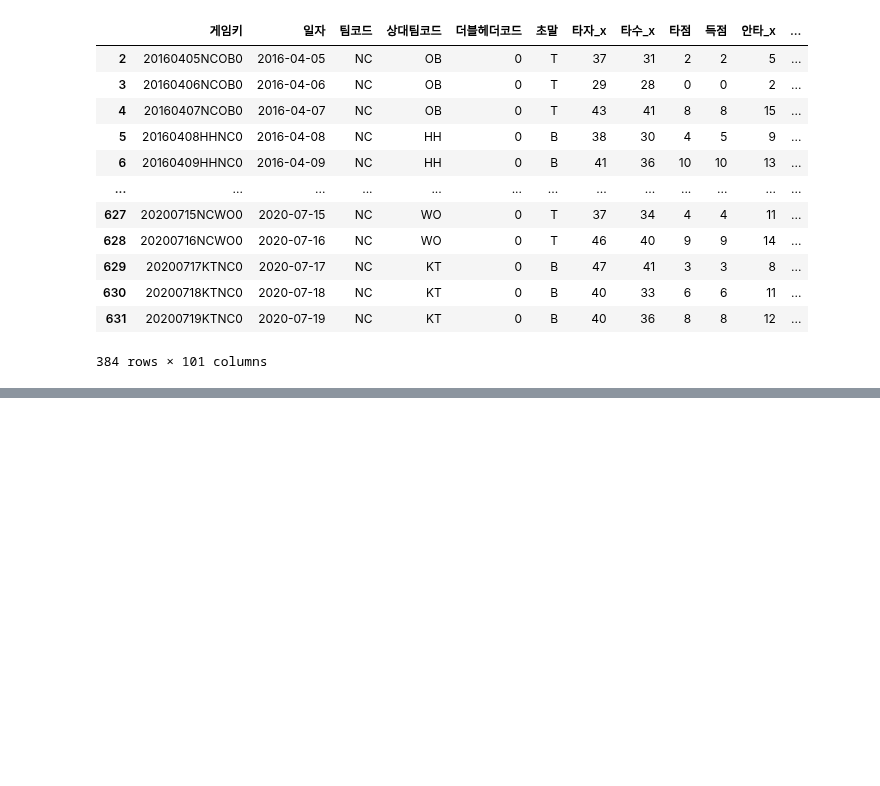
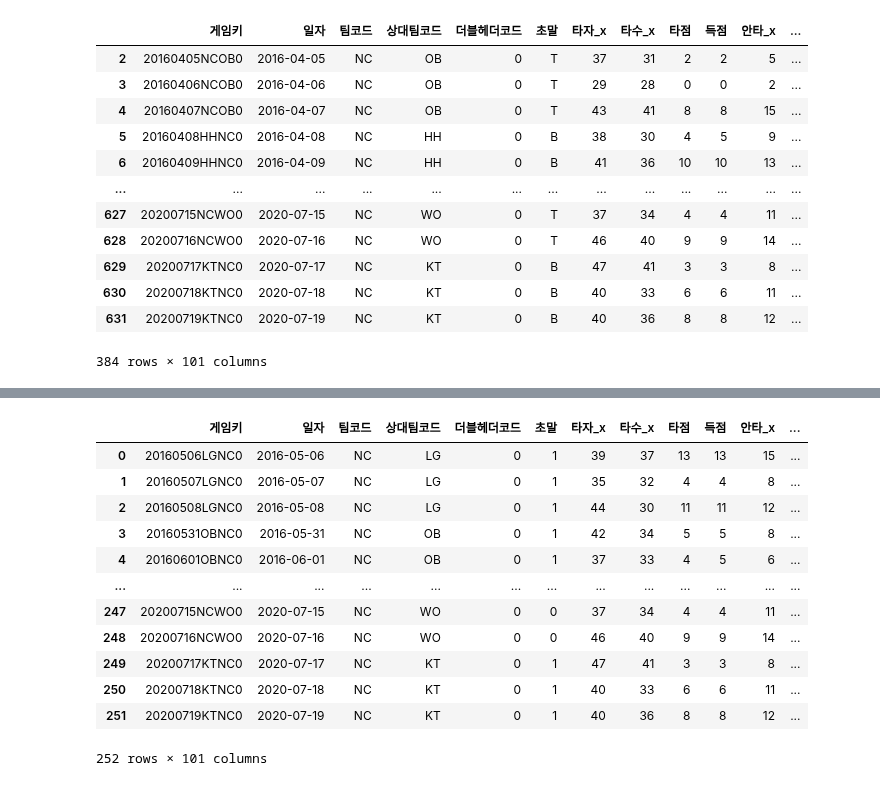
Before and after one commit to seonghunYang/big_contest2020, a Jupyter notebook: Model8_새로운_모델_데이터_처리_.ipynb, the cells around one changed output, grey strips where cells are left out. Drawn from its saved outputs; the diff is of its cells as text; code cells hidden in the pictures; blank space fills up the shorter version.

```diff
--- a/Model8_새로운_모델_데이터_처리_.ipynb
+++ b/Model8_새로운_모델_데이터_처리_.ipynb
@@ -251,0 +360,18 @@ data[data['상대팀코드'] == 'OB']
+# %%
+decoder_inputs = decoder_inputs.reset_index()
+del decoder_inputs['index']
+decoder_inputs
+# %% [output]
+|  | 게임키 | 일자 | 팀코드 | 상대팀코드 | 더블헤더코드 | 초말 | 타자_x | 타수_x | 타점 | 득점 | 안타_x | ... |
+| 0 | 20160506LGNC0 | 2016-05-06 | NC | LG | 0 | 1 | 39 | 37 | 13 | 13 | 15 | ... |
+| 1 | 20160507LGNC0 | 2016-05-07 | NC | LG | 0 | 1 | 35 | 32 | 4 | 4 | 8 | ... |
+| 2 | 20160508LGNC0 | 2016-05-08 | NC | LG | 0 | 1 | 44 | 30 | 11 | 11 | 12 | ... |
+| 3 | 20160531OBNC0 | 2016-05-31 | NC | OB | 0 | 1 | 42 | 34 | 5 | 5 | 8 | ... |
+| 4 | 20160601OBNC0 | 2016-06-01 | NC | OB | 0 | 1 | 37 | 33 | 4 | 5 | 6 | ... |
+| ... | ... | ... | ... | ... | ... | ... | ... | ... | ... | ... | ... | ... |
+| 247 | 20200715NCWO0 | 2020-07-15 | NC | WO | 0 | 0 | 37 | 34 | 4 | 4 | 11 | ... |
+| 248 | 20200716NCWO0 | 2020-07-16 | NC | WO | 0 | 0 | 46 | 40 | 9 | 9 | 14 | ... |
+| 249 | 20200717KTNC0 | 2020-07-17 | NC | KT | 0 | 1 | 47 | 41 | 3 | 3 | 8 | ... |
+| 250 | 20200718KTNC0 | 2020-07-18 | NC | KT | 0 | 1 | 40 | 33 | 6 | 6 | 11 | ... |
+| 251 | 20200719KTNC0 | 2020-07-19 | NC | KT | 0 | 1 | 40 | 36 | 8 | 8 | 12 | ... |
+252 rows × 101 columns
```
Also changed, not shown: parts of 36 cells of this notebook.
